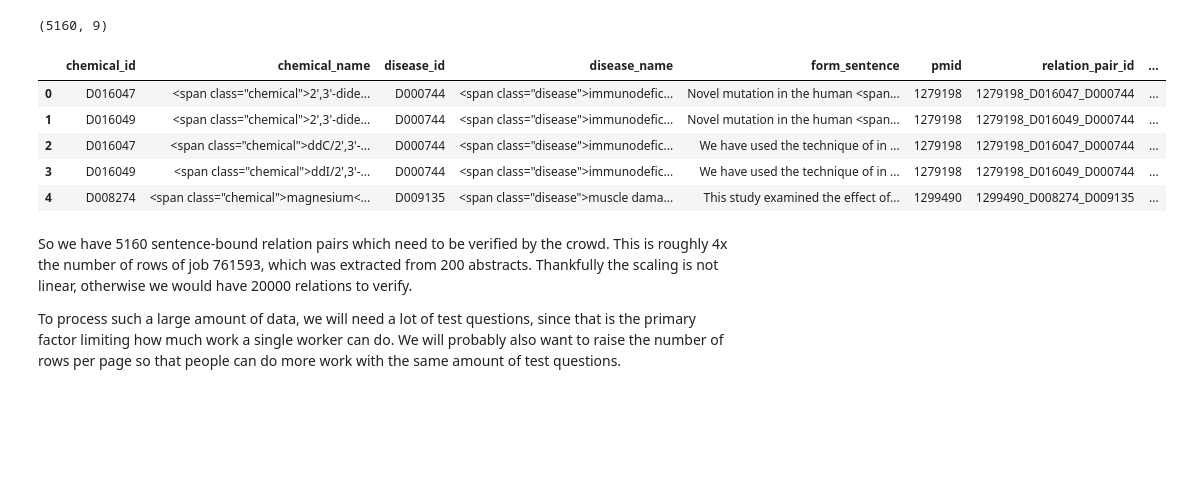
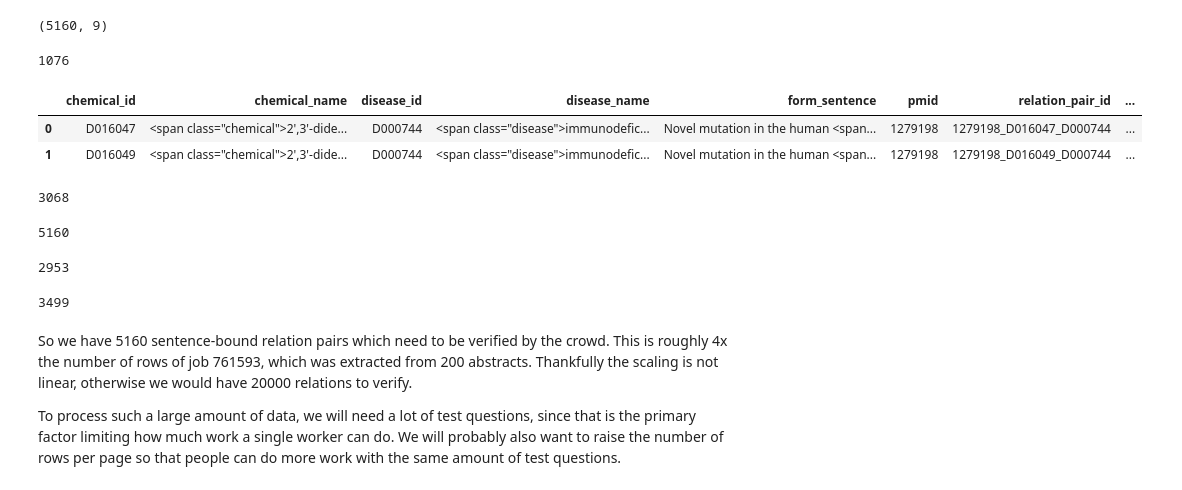
Before and after one commit to SuLab/crowd_cid_relex, a Jupyter notebook: crowd_only/analysis/befree_data_processing.ipynb, the cells around one changed output. Saved outputs shown, nothing was run; the diff lists cells and outputs as text; code cells hidden in the pictures; blank space fills up the shorter version.

```diff
--- a/crowd_only/befree_data_processing.ipynb
+++ b/crowd_only/analysis/befree_data_processing.ipynb
@@ -68,5 +55,3 @@ chem_data = convert_to_unicode(["mention_text", "sentence_text"], chem_data)
-# %%
-dise_data = convert_to_unicode(["mention_text", "sentence_text"], dise_data)
 # %% [markdown]
 ### Check that the indicies match:
 # %%
@@ -282,6 +269,10 @@ def grab_names(annotations):
             real_name[annotation.stype].add(annotation.text)
 
     return real_name
+# %%
+def flat_repr(id_set):
+    vals = [v.uid for v in id_set]
+    return "|".join(sorted(vals))
 # %%
 def process_sentence_task(sentence, rel_pairs):
     """
@@ -297,13 +288,13 @@ def process_sentence_task(sentence, rel_pairs):
 
         data["form_sentence"].append(highlight_text(sentence.text, sentence.start, spans))
 
-        data["chemical_id"].append(chemical_id)
-        data["disease_id"].append(disease_id)
+        data["chemical_id"].append(flat_repr(chemical_id))
+        data["disease_id"].append(flat_repr(disease_id))
 
         data["chemical_name"].append(add_simple_tag("span", "chemical", "/".join(real_name["chemical"])))
         data["disease_name"].append(add_simple_tag("span", "disease", "/".join(real_name["disease"])))
 
-        data["relation_pair_id"].append("{0}_{1}_{2}".format(sentence.pmid, chemical_id, disease_id))
+        data["relation_pair_id"].append("{0}_{1}_{2}".format(sentence.pmid, flat_repr(chemical_id), flat_repr(disease_id)))
 
         data["sentence_id"].append(sentence.uid)
 
@@ -320,7 +311,7 @@ def create_work_units(dataset):
         work_units.append(res)
 
     work_units = pd.concat(work_units).reset_index(drop = True)
-    work_units["uniq_id"] = map(lambda x: "bcv_sentence_task_befree_{0}".format(x), work_units.index)
+    work_units["uniq_id"] = list(map(lambda x: "bcv_sentence_task_befree_{0}".format(x), work_units.index))
 
     return work_units
 # %%
@@ -329,15 +320,32 @@ work_units = create_work_units(all_sentences)
 work_units.shape
 # %% [output]
 (5160, 9)
+# %%
+len(work_units["pmid"].unique())
+# %% [output]
+1076
 # %%
-work_units.head()
+work_units.head(2)
 # %% [output]
 |  | chemical_id | chemical_name | disease_id | disease_name | form_sentence | pmid | relation_pair_id | ... |
 | 0 | D016047 | <span class="chemical">2',3'-dide... | D000744 | <span class="disease">immunodefic... | Novel mutation in the human <span... | 1279198 | 1279198_D016047_D000744 | ... |
 | 1 | D016049 | <span class="chemical">2',3'-dide... | D000744 | <span class="disease">immunodefic... | Novel mutation in the human <span... | 1279198 | 1279198_D016049_D000744 | ... |
-| 2 | D016047 | <span class="chemical">ddC/2',3'-... | D000744 | <span class="disease">immunodefic... | We have used the technique of in ... | 1279198 | 1279198_D016047_D000744 | ... |
-| 3 | D016049 | <span class="chemical">ddI/2',3'-... | D000744 | <span class="disease">immunodefic... | We have used the technique of in ... | 1279198 | 1279198_D016049_D000744 | ... |
-| 4 | D008274 | <span class="chemical">magnesium<... | D009135 | <span class="disease">muscle dama... | This study examined the effect of... | 1299490 | 1299490_D008274_D009135 | ... |
+# %%
+len(work_units.groupby(["chemical_id", "disease_id"]).groups)
+# %% [output]
+3068
+# %%
+len(work_units.groupby(["chemical_id", "disease_id", "sentence_id"]).groups)
+# %% [output]
+5160
+# %%
+len(work_units["sentence_id"].unique())
+# %% [output]
+2953
+# %%
+len(work_units.groupby(["pmid", "chemical_id", "disease_id"]))
+# %% [output]
+3499
 # %% [markdown]
 So we have 5160 sentence-bound relation pairs which need to be verified by the crowd. This is roughly 4x the number of rows of job 761593, which was extracted from 200 abstracts. Thankfully the scaling is not linear, otherwise we would have 20000 relations to verify.
 
```
Also changed, not shown: parts of 24 cells of this notebook.
